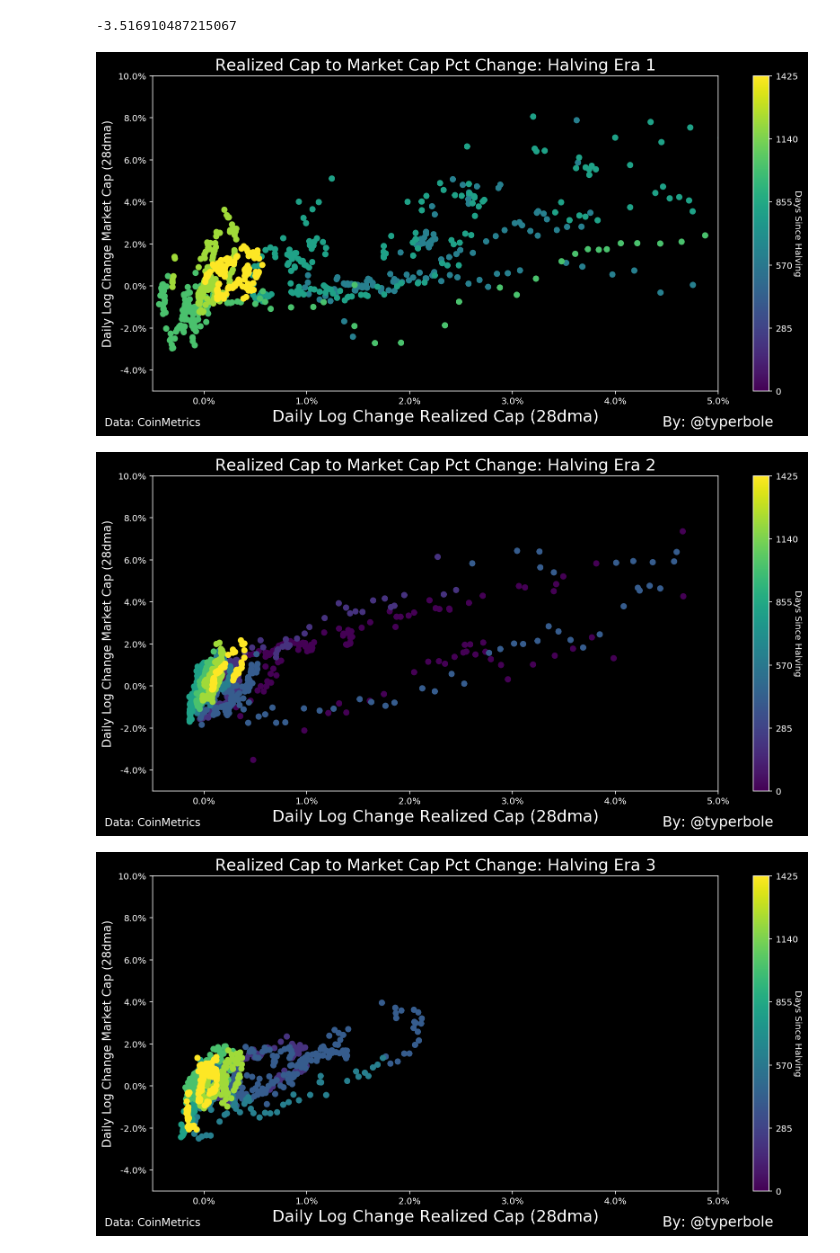
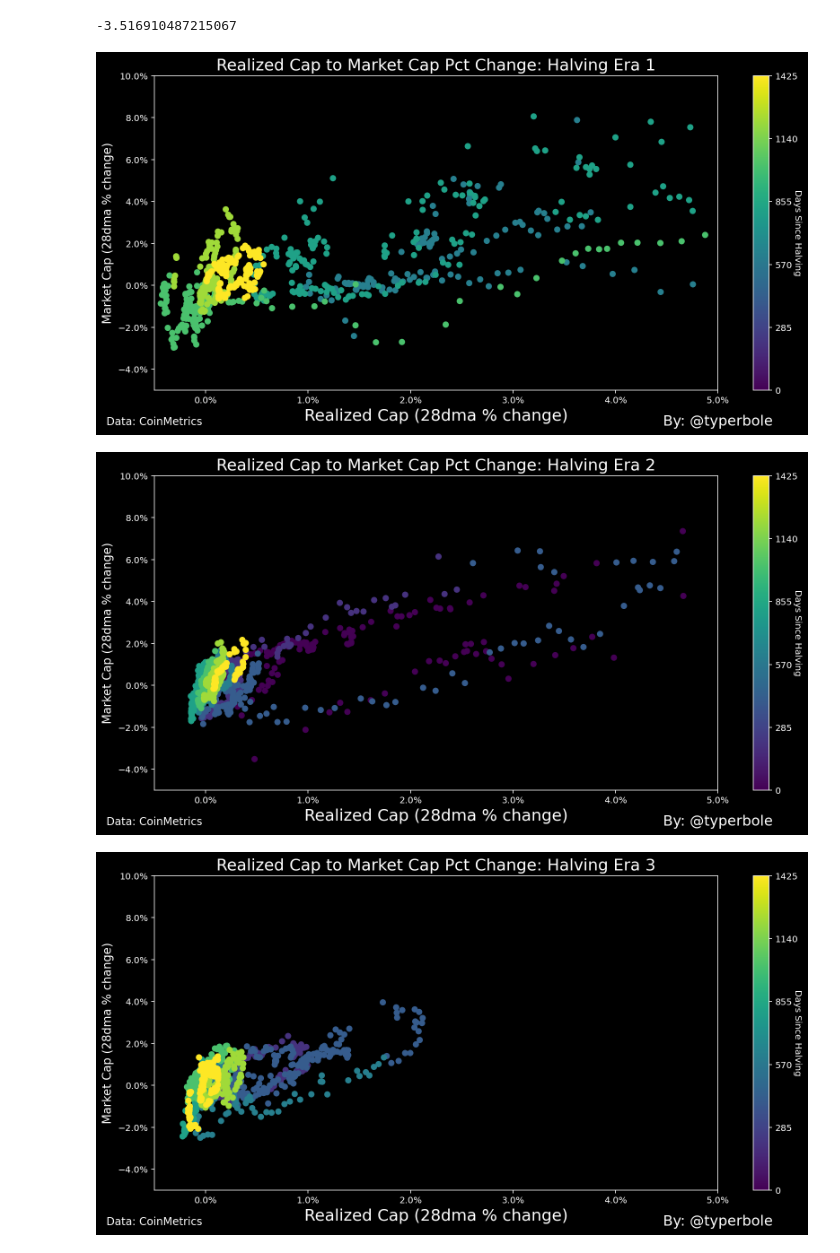
Before and after one commit to ty-perbole/stack-stats, a Jupyter notebook: RealCapMultipier.ipynb, the cells around one changed output. Drawn from its saved outputs; the diff is of its cells as text; code cells hidden in the pictures.

```diff
--- a/RealCapMultipier.ipynb
+++ b/RealCapMultipier.ipynb
@@ -8,6 +8,9 @@ import matplotlib as mpl
 import matplotlib.pyplot as plt
 import matplotlib.ticker as mtick
 plt.style.use('dark_background')
+from matplotlib import cm
+
+viridis = cm.get_cmap('viridis', 8)
 
 %load_ext autoreload
 %autoreload 2
@@ -158,37 +161,37 @@ for halving_era in data.halving_era.unique():
     # ax.set_yscale("log")
     ax.set_ylim(-5, 10)
     ax.yaxis.set_major_formatter(mtick.PercentFormatter())
-    ax.set_ylabel('Daily Log Change Market Cap (28dma)', fontsize=13)
+    ax.set_ylabel('Market Cap (28dma % change)', fontsize=13)
 
     # ax.set_xscale("log")
     ax.set_xlim(-0.5, 5)
     ax.xaxis.set_major_formatter(mtick.PercentFormatter())
-    ax.set_xlabel('Daily Log Change Realized Cap (28dma)', fontsize=18)
+    ax.set_xlabel('Realized Cap (28dma % change)', fontsize=18)
 
     ax.set_title('Realized Cap to Market Cap Pct Change: Halving Era {}'.format(halving_era_map.get(halving_era)), fontsize=18)
 
     ax.text(
         1, -0.1,
         "By: @typerbole",
         transform=ax.transAxes,
         horizontalalignment='center',
         verticalalignment='center', fontsize=16
     )
 
     ax.text(
         0, -0.1,
         "Data: CoinMetrics",
         transform=ax.transAxes,
         horizontalalignment='center',
         verticalalignment='center', fontsize=12
     )
 
     cbar = plt.colorbar()
     # cbar.ax.set_yticklabels(data_filter['days_since_halving'])
     cbar.ax.set_yticklabels([int(x) for x in cbar.get_ticks() * data.days_since_halving.max()])
     cbar.ax.set_ylabel('Days Since Halving', rotation=270)
     plt.show()
 # %% [output]
-[figure, old version]
+[figure, new version]
-[figure, old version]
+[figure, new version]
-[figure, old version]
+[figure, new version]
```
Also changed, not shown: parts of 10 cells of this notebook.
